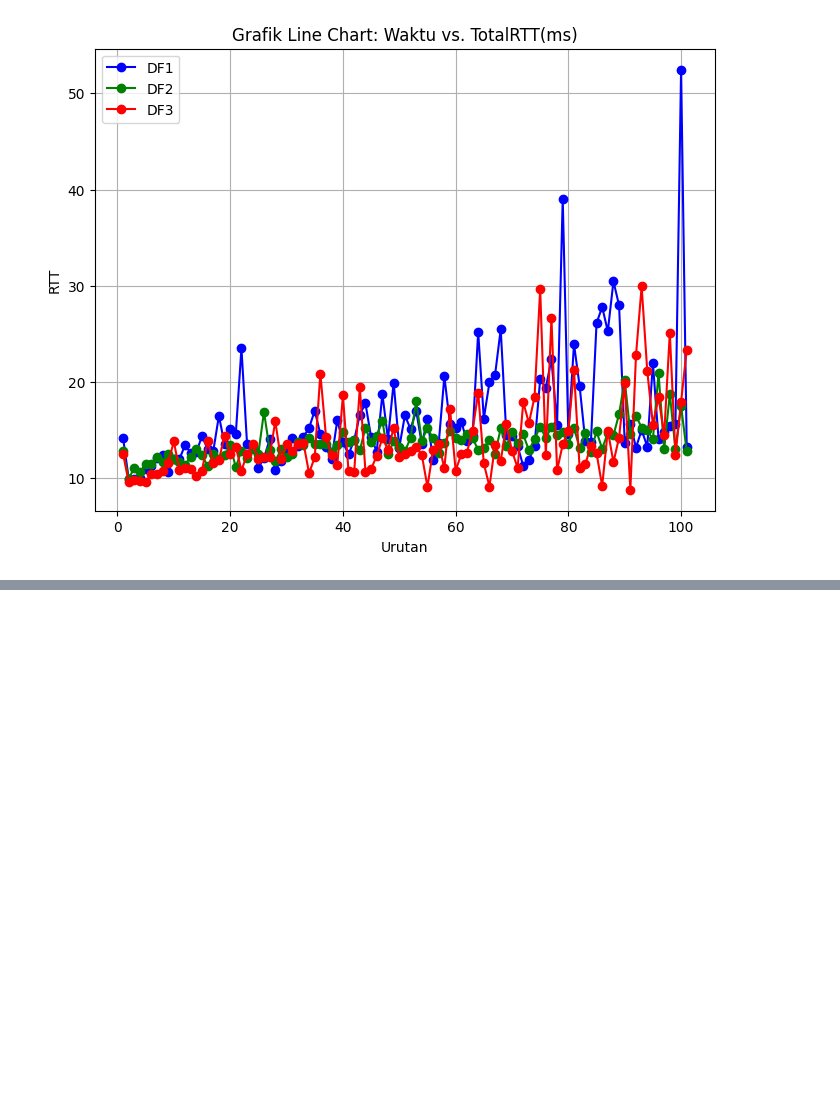
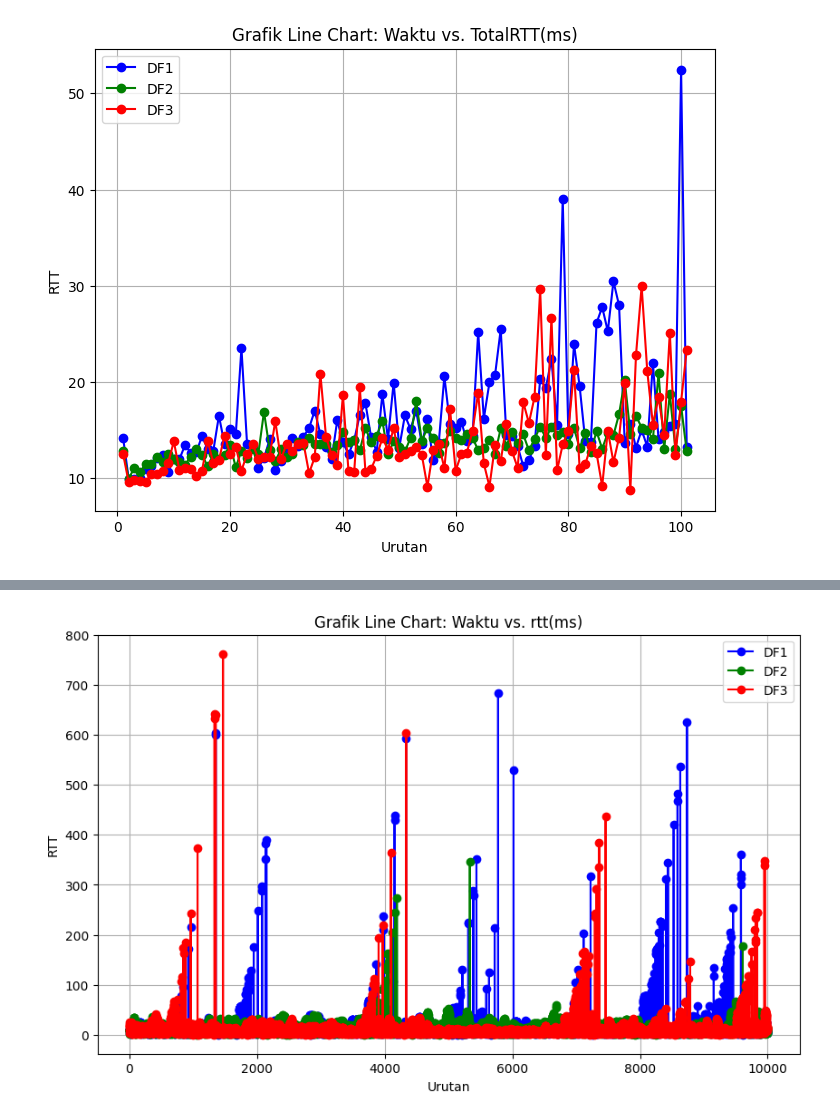
Before and after one commit to agnislur/ndn_project, a Jupyter notebook: OlahData.ipynb, the cells around one changed output, grey strips where cells are left out. Cells and saved outputs as stored; diff of their text form; code cells hidden in the pictures; blank space fills up the shorter version.

```diff
--- a/OlahData.ipynb
+++ b/OlahData.ipynb
@@ -207,0 +276,10 @@ plt.show()
+# %%
+import pandas as pd
+
+# Tambahkan kolom baru dengan urutan 1, 2, 3, ...
+interest11['Urutan'] = range(1, len(interest11) + 1)
+interest12['Urutan'] = range(1, len(interest12) + 1)
+interest13['Urutan'] = range(1, len(interest13) + 1)
+
+# Tampilkan DataFrame hasil
+print(interest13)
@@ -207,0 +301,24 @@ plt.show()
+# %%
+import pandas as pd
+import matplotlib.pyplot as plt
+
+# Gabungkan DataFrames df1, df2, dan df3
+combined_df3 = pd.concat([interest11[['Urutan', 'rtt(ms)']], interest12[['Urutan', 'rtt(ms)']], interest13[['Urutan', 'rtt(ms)']]], ignore_index=True)
+
+# Membuat line chart dengan warna yang berbeda-beda
+plt.figure(figsize=(10, 6))  # Ukuran figur (opsional)
+
+# Daftar warna yang berbeda untuk setiap DataFrame
+colors = ['blue', 'green', 'red']
+
+for i, df in enumerate([interest11, interest12, interest13]):
+    plt.plot(df['Urutan'], df['rtt(ms)'], marker='o', linestyle='-', color=colors[i], label=f'DF{i+1}')
+
+plt.title('Grafik Line Chart: Waktu vs. rtt(ms)')
+plt.xlabel('Urutan')
+plt.ylabel('RTT')
+plt.grid(True)  # Menampilkan grid (opsional)
+plt.legend()  # Menampilkan legenda untuk setiap line
+plt.show()
+# %% [output]
+[figure, added]
```
Also changed, not shown: parts of 13 cells of this notebook.
